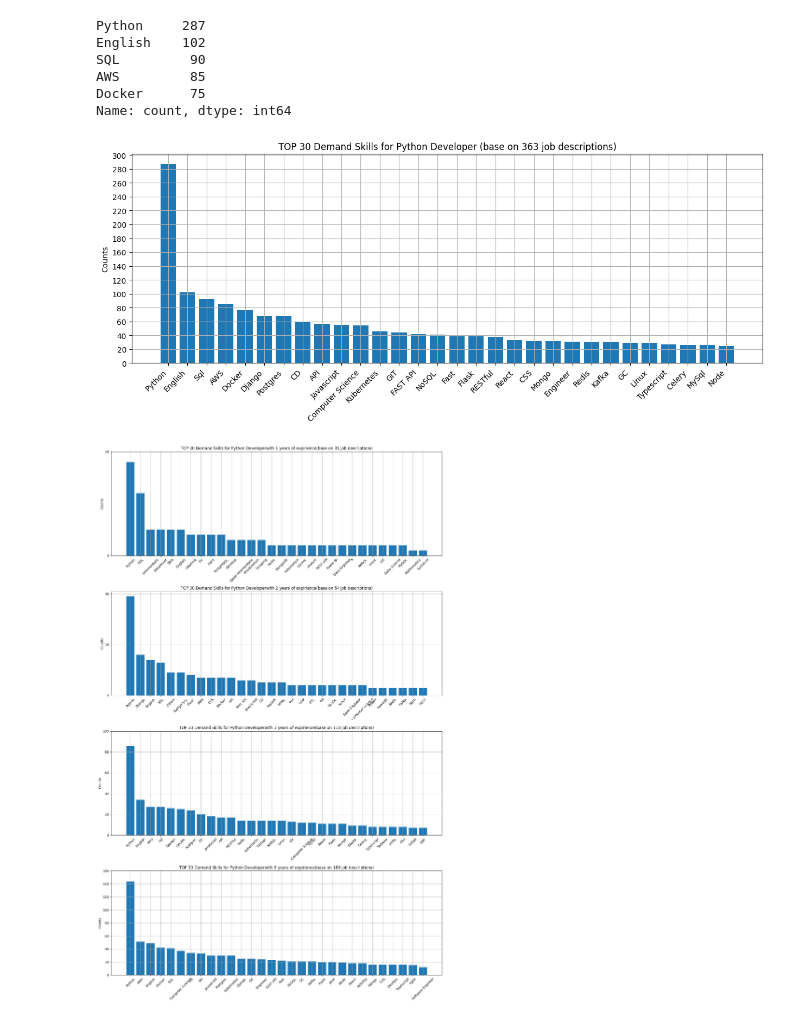
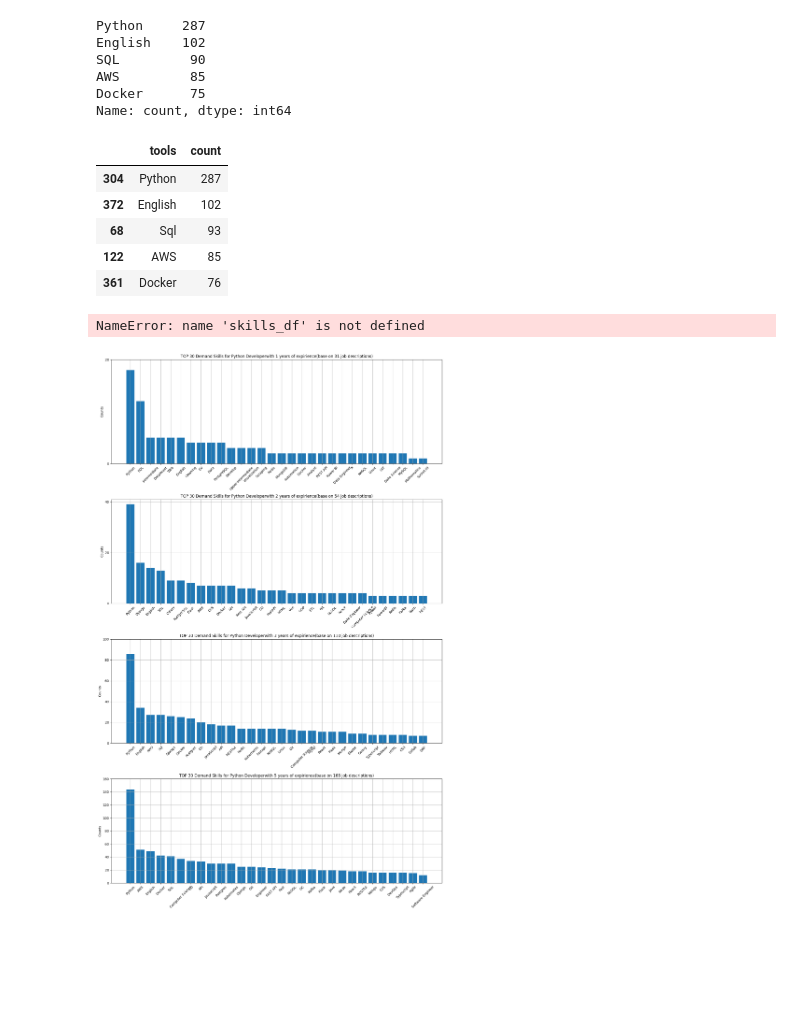
Before and after one commit to danieladdisonorg/Jobsite-Scraper-and-Analyzer, a Jupyter notebook: analyzing/analyze_djinni.ipynb, the cells around one changed output. Cells and saved outputs as stored; diff of their text form; code cells hidden in the pictures; blank space fills up the shorter version.

```diff
--- a/analyzing/analyze_djinni.ipynb
+++ b/analyzing/analyze_djinni.ipynb
@@ -32,7 +32,7 @@ df.head()
 df.loc[:, "year_of_exp"] = df.year_of_exp.astype(np.int8)
 
 # to datetime objects
-df.loc[:, "date_time"] = pd.to_datetime(df.date_time, format="%H:%M %d.%m.%Y")
+df.loc[:, "date_time"] = pd.to_datetime(df.date_time)
 
 # remove rows where there is no tools
 df = df[df.tools.astype(bool)]
@@ -91,11 +86,11 @@ def removing_duplicates(tool_counts) -> dict:
     return unq_words
 # %%
 # Concatenate all tools into one Series
-all_tools = pd.Series(df['tools'].sum())
+all_skills = pd.Series(df['tools'].sum())
 
 # Count the occurrences of each tool
-tool_counts = all_tools.value_counts()
-tool_counts.head()
+skill_counts = all_skills.value_counts()
+skill_counts.head()
 # %% [output]
 Python     287
 English    102
@@ -105,13 +100,19 @@ Docker      75
 Name: count, dtype: int64
 # %%
 # Remove duplicates and update counts
-tools_dict = removing_duplicates(tool_counts)
+skills_dict = removing_duplicates(skill_counts)
 
 # Create DataFrame from dictionary
-tools_df = pd.DataFrame({'tools': list(tools_dict.keys()), 'count': list(tools_dict.values())})
+skills_df = pd.DataFrame({'tools': list(skills_dict.keys()), 'count': list(skills_dict.values())})
 
 # Sort DataFrame by count in descending order
-tools_df = tools_df.sort_values(by='count', ascending=False)
-tools_df.to_csv("tools.csv", index=False)
+skills_df = skills_df.sort_values(by='count', ascending=False)
 
-tools_df.head()
+skills_df.head()
+# %% [output]
+|  | tools | count |
+| 304 | Python | 287 |
+| 372 | English | 102 |
+| 68 | Sql | 93 |
+| 122 | AWS | 85 |
+| 361 | Docker | 76 |
@@ -121,19 +120,19 @@ tools = pd.read_csv("tools.csv")
 from config import POSITION
 
 # get top 20 demands
-top_tools = tools.iloc[:30, :]
+top_skills = skills_df.iloc[:30, :]
 
 plt.figure(figsize=(15, 5))
-plt.bar(top_tools.tools, top_tools["count"])
+plt.bar(top_skills.tools, top_skills["count"])
 
-plt.title(f"TOP {top_tools.shape[0]} Demand Skills for {POSITION} Developer (base on {df.shape[0]} job descriptions)")
+plt.title(f"TOP {top_skills.shape[0]} Demand Skills for {POSITION} Developer (base on {df.shape[0]} job descriptions)")
 plt.xticks(rotation=45, ha="right")
 plt.ylabel("Counts")
 plt.yticks(range(0, tools["count"].max() + 20, 20))
 plt.grid(True)
 plt.show()
 # %% [output]
-[figure, removed]
+NameError: name 'skills_df' is not defined
 # %%
 # group by year of expirience
 grouped = df.groupby("year_of_exp")
```
Also changed, not shown: parts of 4 cells of this notebook, 2 other files.
